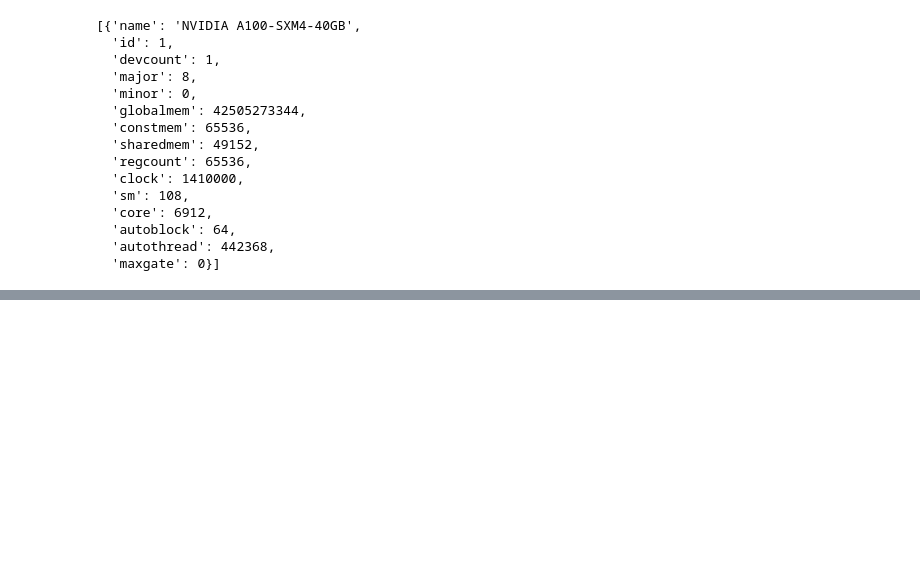
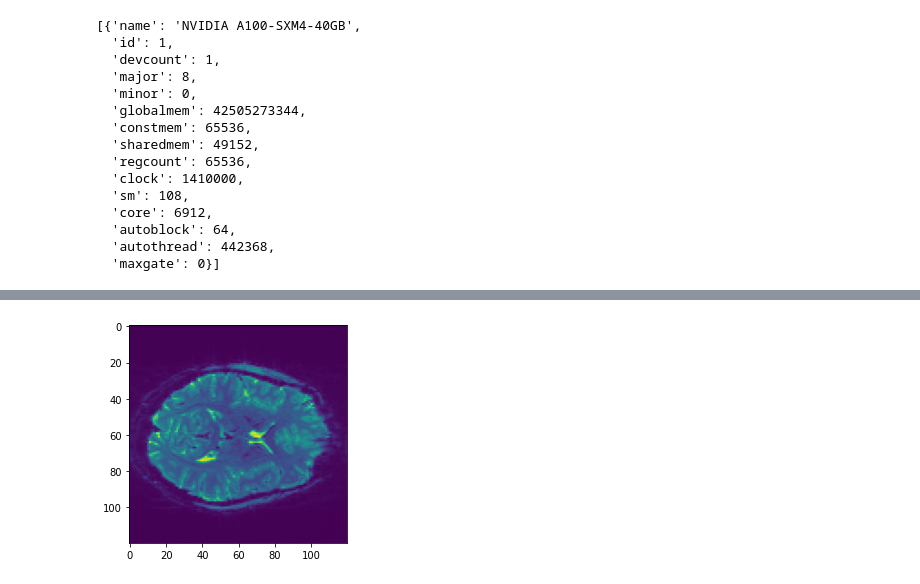
Before and after one commit to neural-imagery/tomography-experiments, a Jupyter notebook: fmri2fnirs/main.ipynb, the cells around one changed output, grey strips where cells are left out. Cells and saved outputs as stored; diff of their text form; code cells hidden in the pictures; blank space fills up the shorter version.

```diff
--- a/fmri2fnirs/main.ipynb
+++ b/fmri2fnirs/main.ipynb
@@ -172,0 +307,4 @@ plt.close(fig)
+# %%
+plt.imshow(fmri[:,:,42,0]); plt.show()
+# %% [output]
+[figure, added]
```
Also changed, not shown: parts of 38 cells of this notebook, 3 other files.
